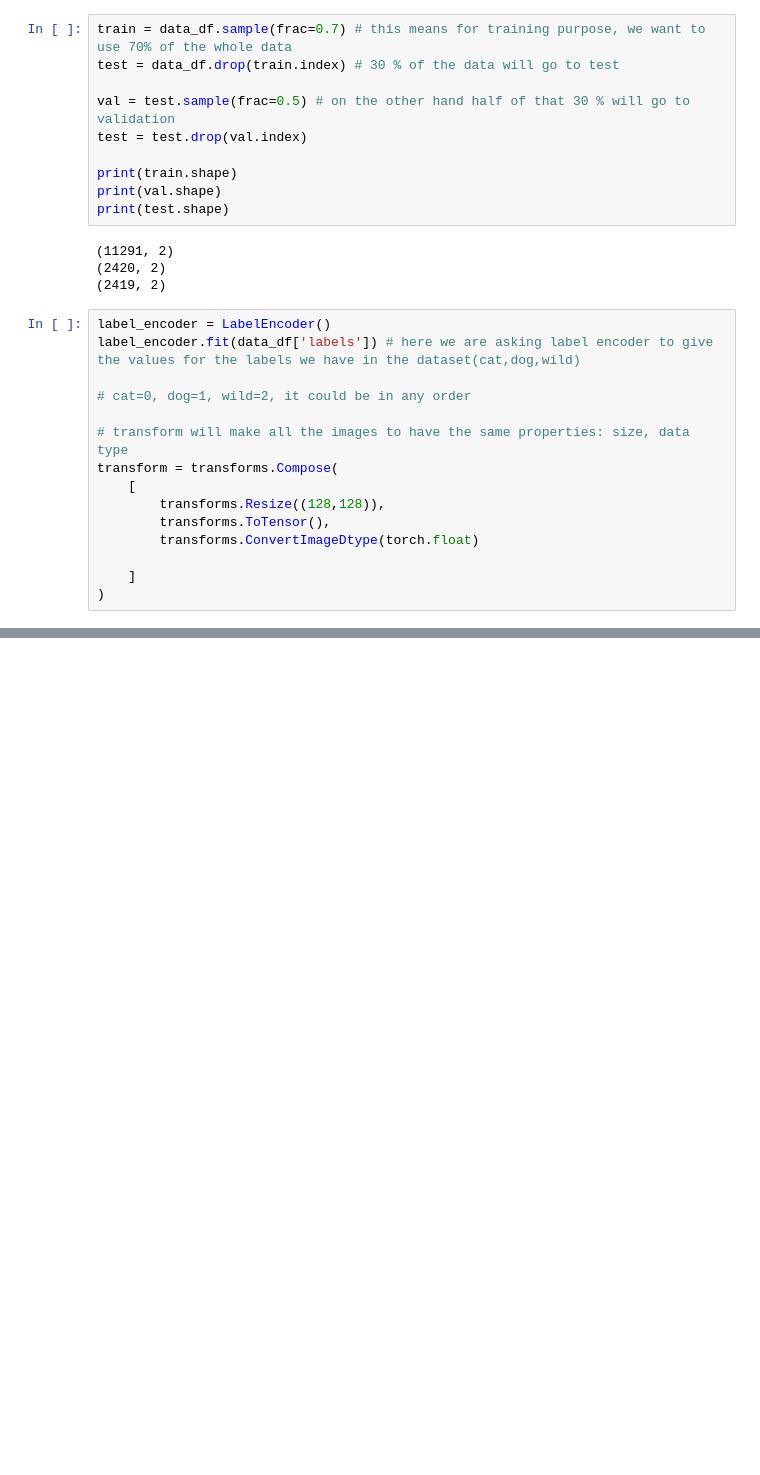
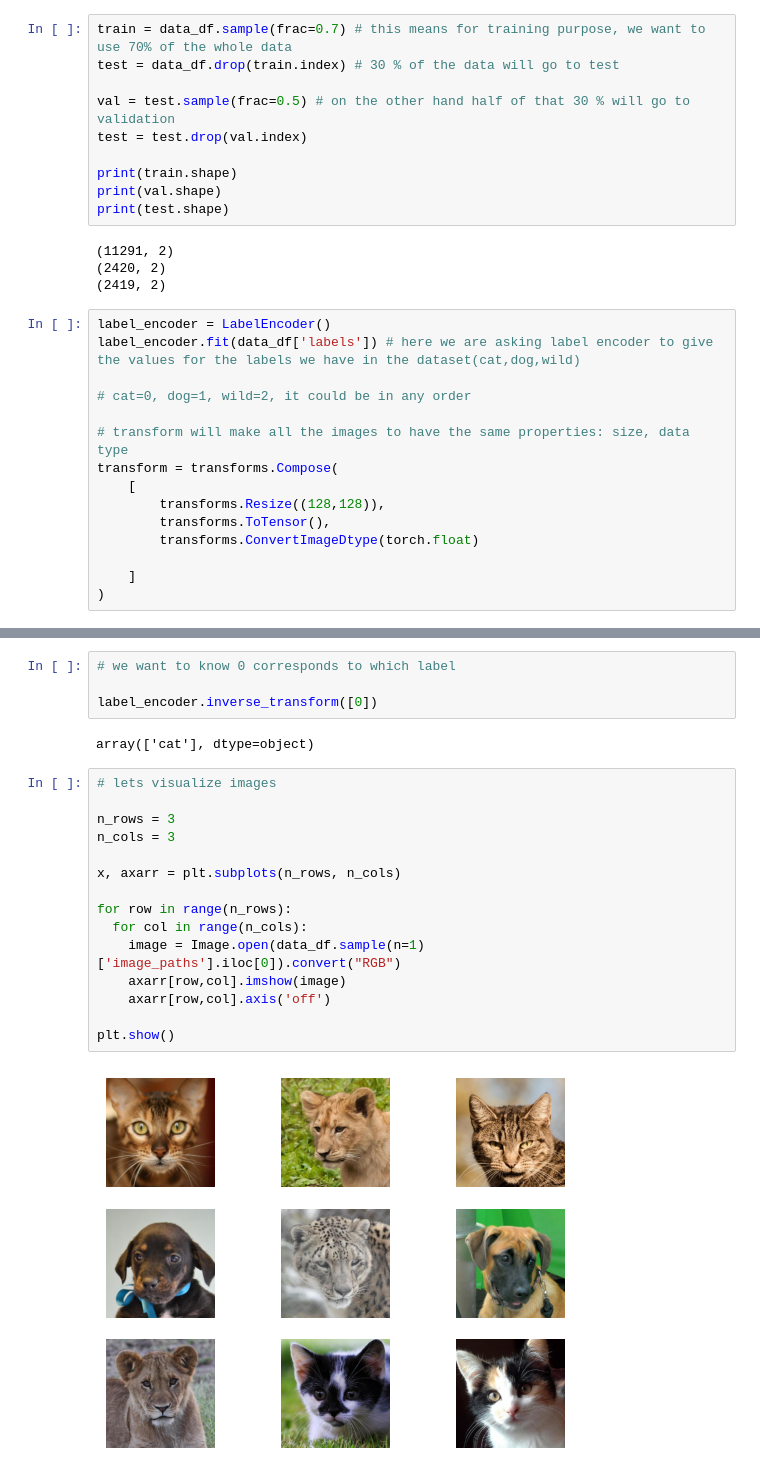
Before and after one commit to iamshahboz/PyTorch-projects, a Jupyter notebook: ImageClassification.ipynb, the cells around one changed output, grey strips where cells are left out. Cells and saved outputs as stored; diff of their text form; blank space fills up the shorter version.

```diff
--- a/ImageClassification.ipynb
+++ b/ImageClassification.ipynb
@@ -81,0 +126,23 @@ transform = transforms.Compose(
+# %%
+# we want to know 0 corresponds to which label
+
+label_encoder.inverse_transform([0])
+# %% [output]
+array(['cat'], dtype=object)
+# %%
+# lets visualize images
+
+n_rows = 3
+n_cols = 3
+
+x, axarr = plt.subplots(n_rows, n_cols)
+
+for row in range(n_rows):
+  for col in range(n_cols):
+    image = Image.open(data_df.sample(n=1)['image_paths'].iloc[0]).convert("RGB")
+    axarr[row,col].imshow(image)
+    axarr[row,col].axis('off')
+
+plt.show()
+# %% [output]
+[figure, added]
```
Also changed, not shown: parts of 8 cells of this notebook.
